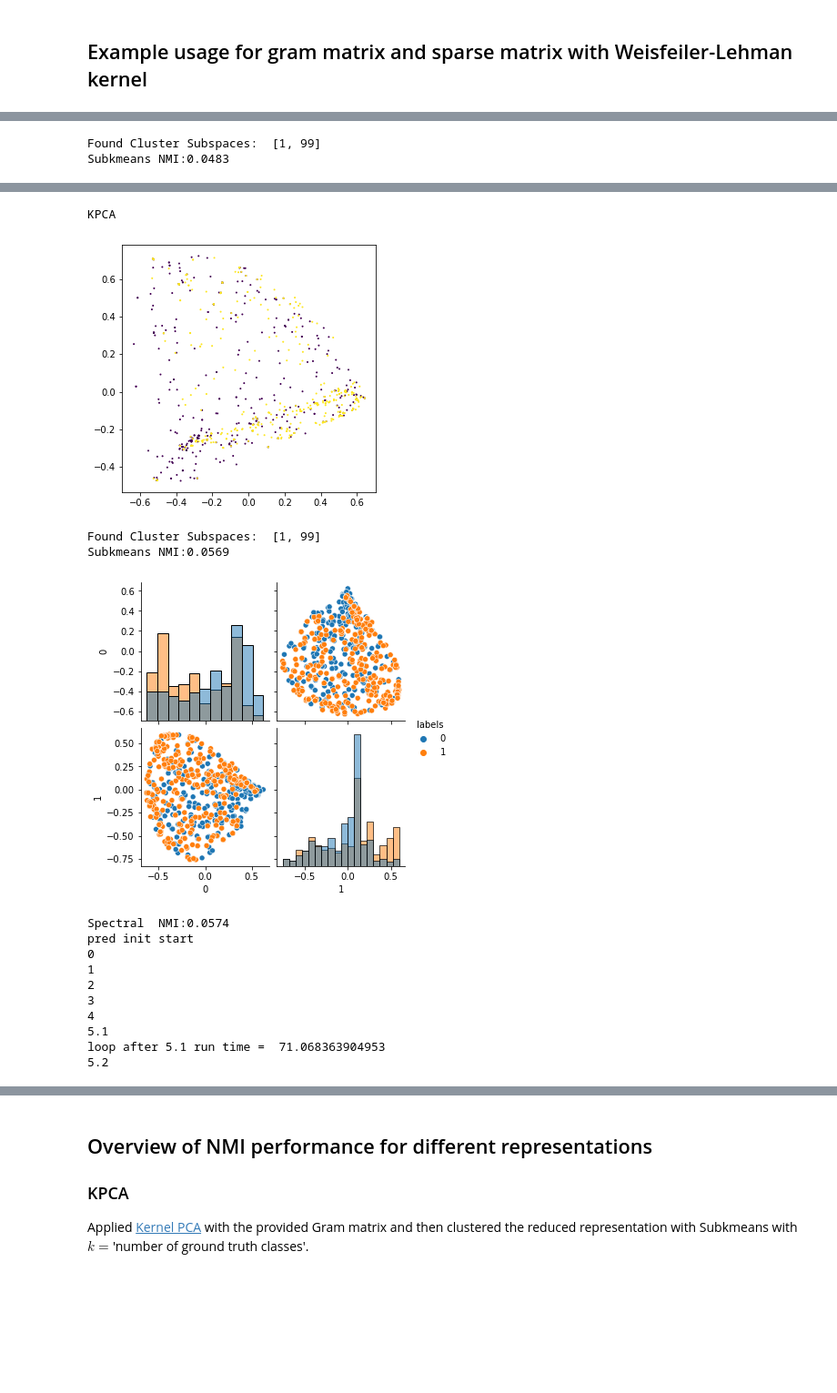
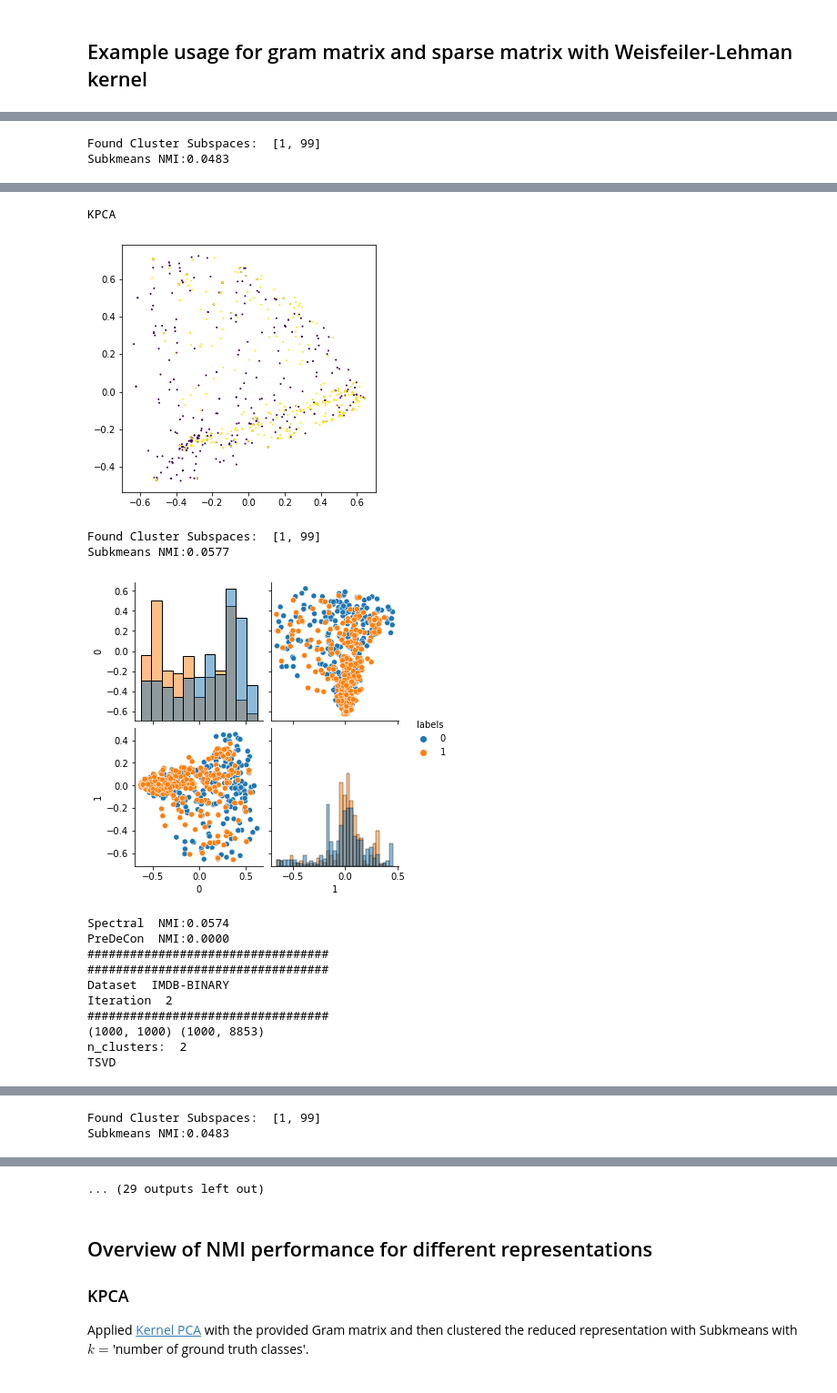
Before and after one commit to ratzenboe/datamining-team1, a Jupyter notebook: 1c-analysis/group1-task1.ipynb, the cells around one changed output, grey strips where cells are left out. Shown at 91% size. Drawn from its saved outputs; the diff is of its cells as text; code cells hidden in the pictures; blank space fills up the shorter version.

```diff
--- a/1c-analysis/group1-task1.ipynb
+++ b/1c-analysis/group1-task1.ipynb
@@ -176,15 +128,10 @@ for iterations in range(1,6):
     print(f"Spectral  NMI:{spec_nmi:.4f}")
 
     # Apply PreDeCon
-    # Sebastian's parameters: epsilon=1; delta=0.25; mu=10; lamb=1; kappa=50
-    epsilon=0.1; delta=0.025; mu=10; lamb=1; kappa=50 # set parameters
-    # print('pred init start')
+    epsilon=1; delta=0.25; mu=10; lamb=1; kappa=50 # set parameters
     pred = PreDeCon(data=gram, epsilon=epsilon, delta=delta, mu=mu, lamb=lamb, kappa=kappa)
-    # print('pred init ready, fit start')
     pred.fit()
-    # print('pred fitted')
     pred_nmi = normalized_mutual_info_score(pred.labels_, classes)
-    # print('pred_nmi computed')
     nmis_pred[dataset].append(pred_nmi)
     print(f"PreDeCon  NMI:{pred_nmi:.4f}")
 
@@ -212,15 +157,15 @@ Subkmeans NMI:0.0483
 KPCA
 [figure]
 Found Cluster Subspaces:  [1, 99]
-Subkmeans NMI:0.0569
+Subkmeans NMI:0.0577
-[figure, old version]
+[figure, new version]
 Spectral  NMI:0.0574
-pred init start
-0
-1
-2
-3
-4
-5.1
-loop after 5.1 run time =  71.068363904953
-5.2
+PreDeCon  NMI:0.0000
+##################################
+##################################
+Dataset  IMDB-BINARY
+Iteration  2
+##################################
+(1000, 1000) (1000, 8853)
+n_clusters:  2
+TSVD
@@ -226,0 +173,2 @@ loop after 5.1 run time =  71.068363904953
+Found Cluster Subspaces:  [1, 99]
+Subkmeans NMI:0.0483
@@ -227,3 +176,4 @@ loop after 5.1 run time =  71.068363904953
+... (29 outputs left out)
 # %% [markdown]
 ## Overview of NMI performance for different representations
 
```
Also changed, not shown: parts of 16 cells of this notebook, 4 other files.
